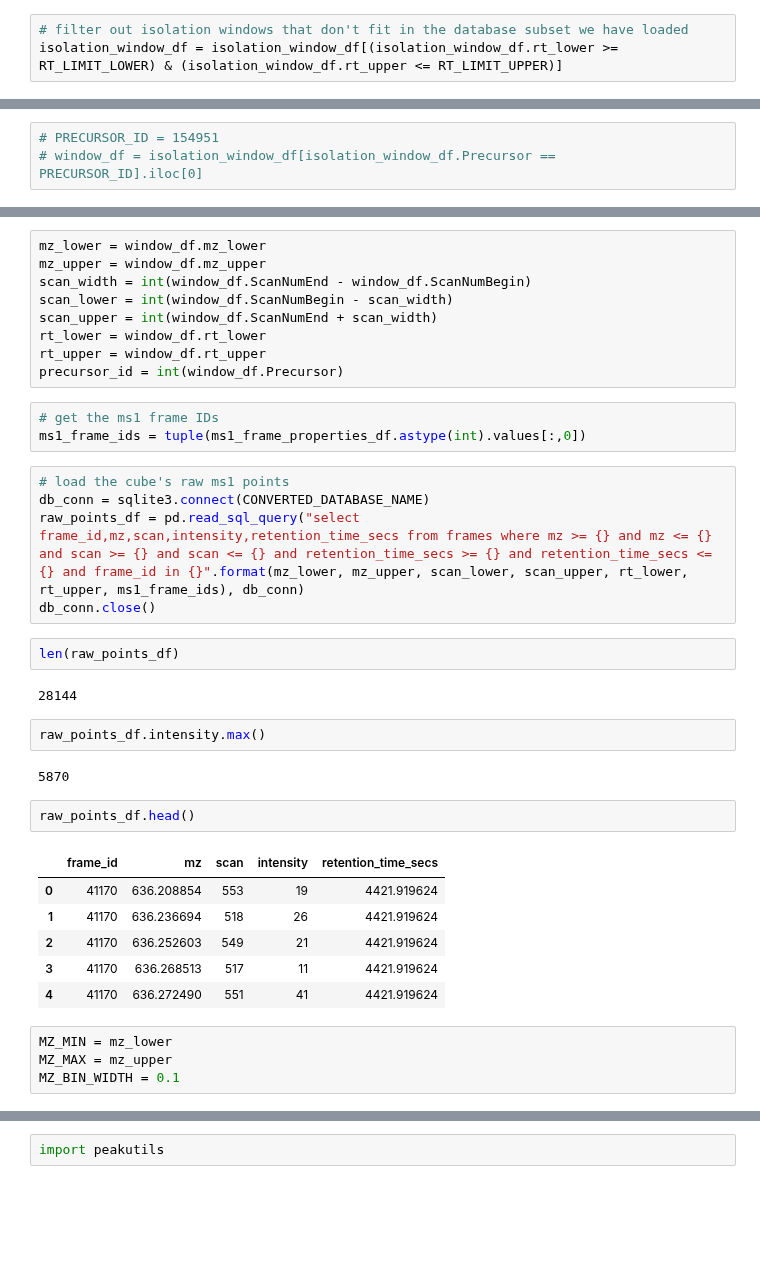
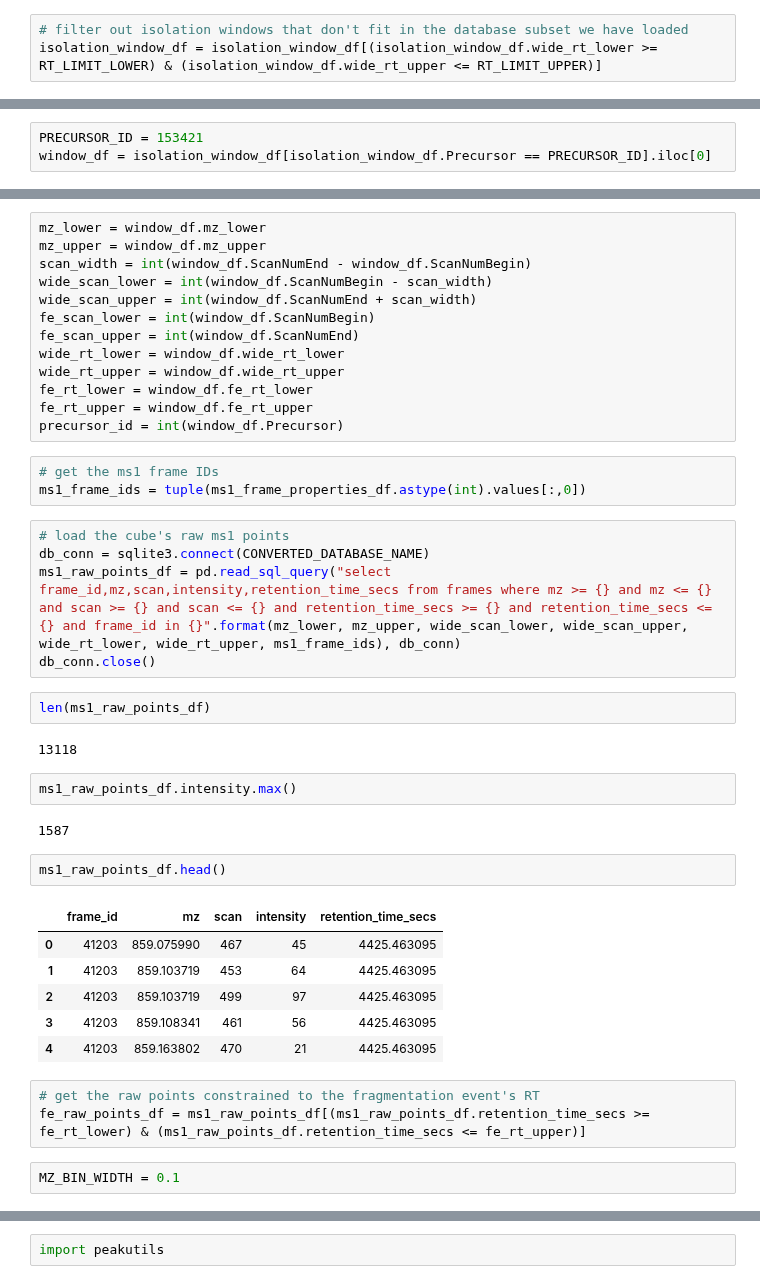
Before and after one commit to WEHI-Proteomics/tfde, a Jupyter notebook: notebooks/feature extraction from PASEF isolation windows.ipynb, the cells around one changed output, grey strips where cells are left out. Drawn from its saved outputs; the diff is of its cells as text; blank space fills up the shorter version.

```diff
--- a/notebooks/feature extraction from PASEF isolation windows.ipynb
+++ b/notebooks/feature extraction from PASEF isolation windows.ipynb
@@ -76,6 +82,6 @@ isolation_window_df['rt_upper'] = isolation_window_df.retention_time_secs + RT_B
 # %%
 # filter out isolation windows that don't fit in the database subset we have loaded
-isolation_window_df = isolation_window_df[(isolation_window_df.rt_lower >= RT_LIMIT_LOWER) & (isolation_window_df.rt_upper <= RT_LIMIT_UPPER)]
+isolation_window_df = isolation_window_df[(isolation_window_df.wide_rt_lower >= RT_LIMIT_LOWER) & (isolation_window_df.wide_rt_upper <= RT_LIMIT_UPPER)]
 # %%
 isolation_window_df.head()
 # %% [output]
@@ -97,6 +103,6 @@ window_df = isolation_window_df.iloc[ISOLATION_WINDOW_IDX]
 # %%
-# PRECURSOR_ID = 154951
-# window_df = isolation_window_df[isolation_window_df.Precursor == PRECURSOR_ID].iloc[0]
+PRECURSOR_ID = 153421
+window_df = isolation_window_df[isolation_window_df.Precursor == PRECURSOR_ID].iloc[0]
 # %%
 window_df
 # %% [output]
@@ -116,10 +124,14 @@ Name: 323746, dtype: float64
 mz_lower = window_df.mz_lower
 mz_upper = window_df.mz_upper
 scan_width = int(window_df.ScanNumEnd - window_df.ScanNumBegin)
-scan_lower = int(window_df.ScanNumBegin - scan_width)
-scan_upper = int(window_df.ScanNumEnd + scan_width)
-rt_lower = window_df.rt_lower
-rt_upper = window_df.rt_upper
+wide_scan_lower = int(window_df.ScanNumBegin - scan_width)
+wide_scan_upper = int(window_df.ScanNumEnd + scan_width)
+fe_scan_lower = int(window_df.ScanNumBegin)
+fe_scan_upper = int(window_df.ScanNumEnd)
+wide_rt_lower = window_df.wide_rt_lower
+wide_rt_upper = window_df.wide_rt_upper
+fe_rt_lower = window_df.fe_rt_lower
+fe_rt_upper = window_df.fe_rt_upper
 precursor_id = int(window_df.Precursor)
 # %%
 # get the ms1 frame IDs
@@ -127,27 +139,28 @@ ms1_frame_ids = tuple(ms1_frame_properties_df.astype(int).values[:,0])
 # %%
 # load the cube's raw ms1 points
 db_conn = sqlite3.connect(CONVERTED_DATABASE_NAME)
-raw_points_df = pd.read_sql_query("select frame_id,mz,scan,intensity,retention_time_secs from frames where mz >= {} and mz <= {} and scan >= {} and scan <= {} and retention_time_secs >= {} and retention_time_secs <= {} and frame_id in {}".format(mz_lower, mz_upper, scan_lower, scan_upper, rt_lower, rt_upper, ms1_frame_ids), db_conn)
+ms1_raw_points_df = pd.read_sql_query("select frame_id,mz,scan,intensity,retention_time_secs from frames where mz >= {} and mz <= {} and scan >= {} and scan <= {} and retention_time_secs >= {} and retention_time_secs <= {} and frame_id in {}".format(mz_lower, mz_upper, wide_scan_lower, wide_scan_upper, wide_rt_lower, wide_rt_upper, ms1_frame_ids), db_conn)
 db_conn.close()
 # %%
-len(raw_points_df)
+len(ms1_raw_points_df)
 # %% [output]
-28144
+13118
 # %%
-raw_points_df.intensity.max()
+ms1_raw_points_df.intensity.max()
 # %% [output]
-5870
+1587
 # %%
-raw_points_df.head()
+ms1_raw_points_df.head()
 # %% [output]
 |  | frame_id | mz | scan | intensity | retention_time_secs |
-| 0 | 41170 | 636.208854 | 553 | 19 | 4421.919624 |
-| 1 | 41170 | 636.236694 | 518 | 26 | 4421.919624 |
-| 2 | 41170 | 636.252603 | 549 | 21 | 4421.919624 |
-| 3 | 41170 | 636.268513 | 517 | 11 | 4421.919624 |
-| 4 | 41170 | 636.272490 | 551 | 41 | 4421.919624 |
+| 0 | 41203 | 859.075990 | 467 | 45 | 4425.463095 |
+| 1 | 41203 | 859.103719 | 453 | 64 | 4425.463095 |
+| 2 | 41203 | 859.103719 | 499 | 97 | 4425.463095 |
+| 3 | 41203 | 859.108341 | 461 | 56 | 4425.463095 |
+| 4 | 41203 | 859.163802 | 470 | 21 | 4425.463095 |
-# %%
-MZ_MIN = mz_lower
-MZ_MAX = mz_upper
-MZ_BIN_WIDTH = 0.1
+# %%
+# get the raw points constrained to the fragmentation event's RT
+fe_raw_points_df = ms1_raw_points_df[(ms1_raw_points_df.retention_time_secs >= fe_rt_lower) & (ms1_raw_points_df.retention_time_secs <= fe_rt_upper)]
+# %%
+MZ_BIN_WIDTH = 0.1
 # %%
```
Also changed, not shown: parts of 128 cells of this notebook.
